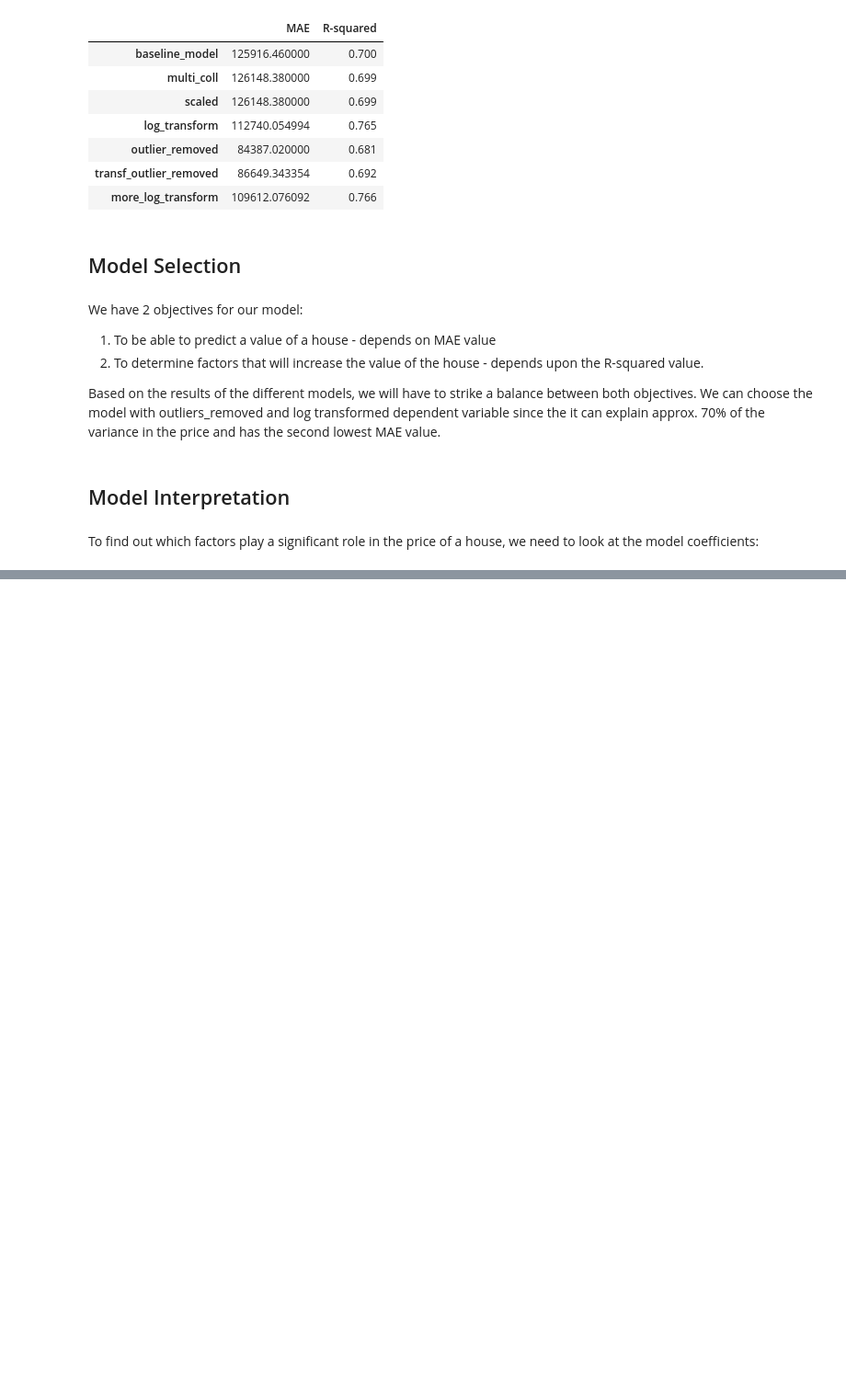
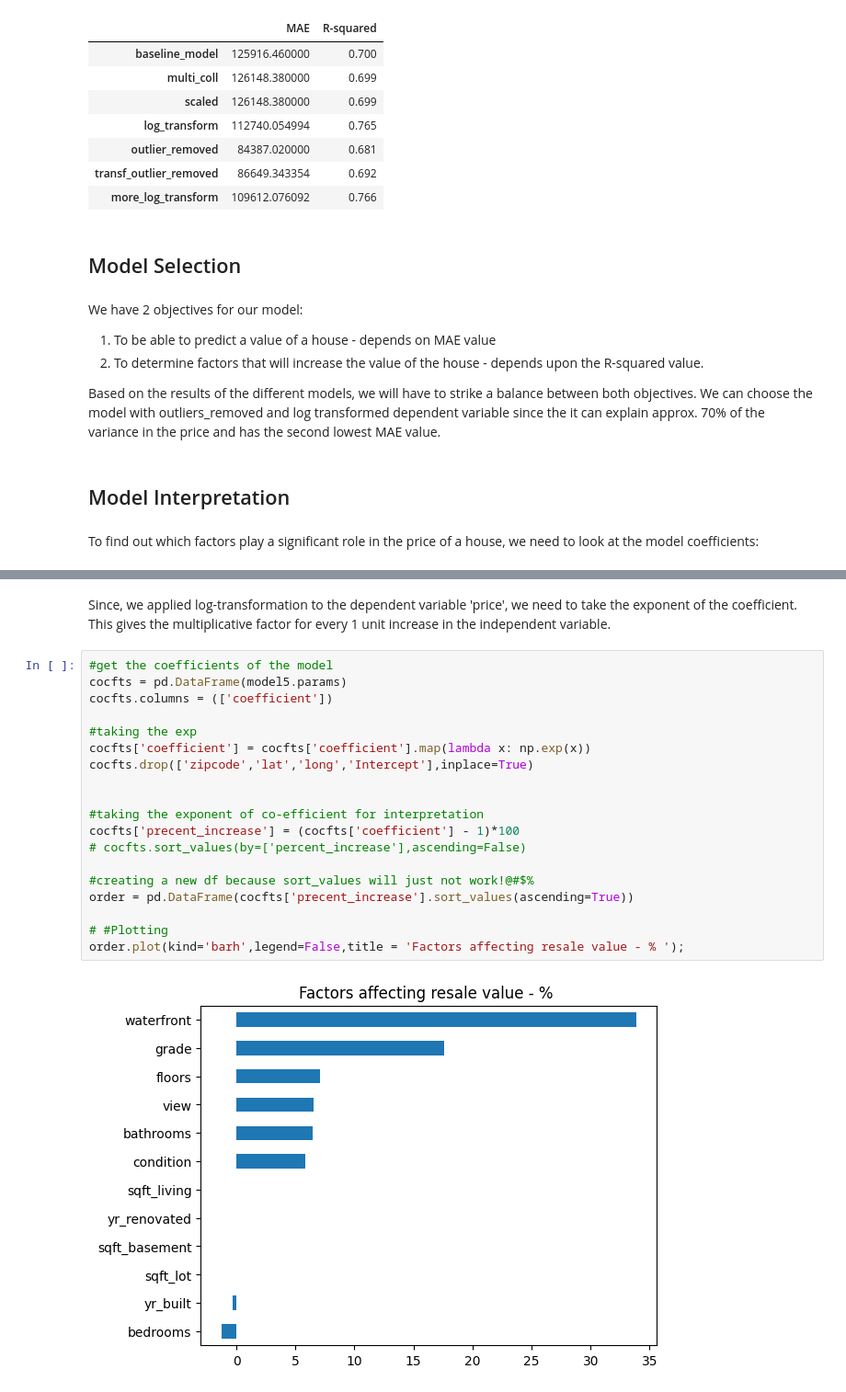
Before and after one commit to rahulakrish/linear_regression, a Jupyter notebook: notebook.ipynb, the cells around one changed output, grey strips where cells are left out. Shown at 92% size. Drawn from its saved outputs; the diff is of its cells as text; blank space fills up the shorter version.

Commit message:
completed model interpretation

```diff
--- a/notebook.ipynb
+++ b/notebook.ipynb
@@ -945,0 +961,23 @@ params_df
+# %% [markdown]
+Since, we applied log-transformation to the dependent variable 'price', we need to take the exponent of the coefficient. This gives the multiplicative factor for every 1 unit increase in the independent variable.
+# %%
+#get the coefficients of the model
+cocfts = pd.DataFrame(model5.params)
+cocfts.columns = (['coefficient'])
+
+#taking the exp
+cocfts['coefficient'] = cocfts['coefficient'].map(lambda x: np.exp(x))
+cocfts.drop(['zipcode','lat','long','Intercept'],inplace=True)
+
+
+#taking the exponent of co-efficient for interpretation
+cocfts['precent_increase'] = (cocfts['coefficient'] - 1)*100
+# cocfts.sort_values(by=['percent_increase'],ascending=False)
+
+#creating a new df because sort_values will just not work!@#$%
+order = pd.DataFrame(cocfts['precent_increase'].sort_values(ascending=True))
+
+# #Plotting
+order.plot(kind='barh',legend=False,title = 'Factors affecting resale value - % ');
+# %% [output]
+[figure, added]
```
Also changed, not shown: parts of 7 cells of this notebook.
